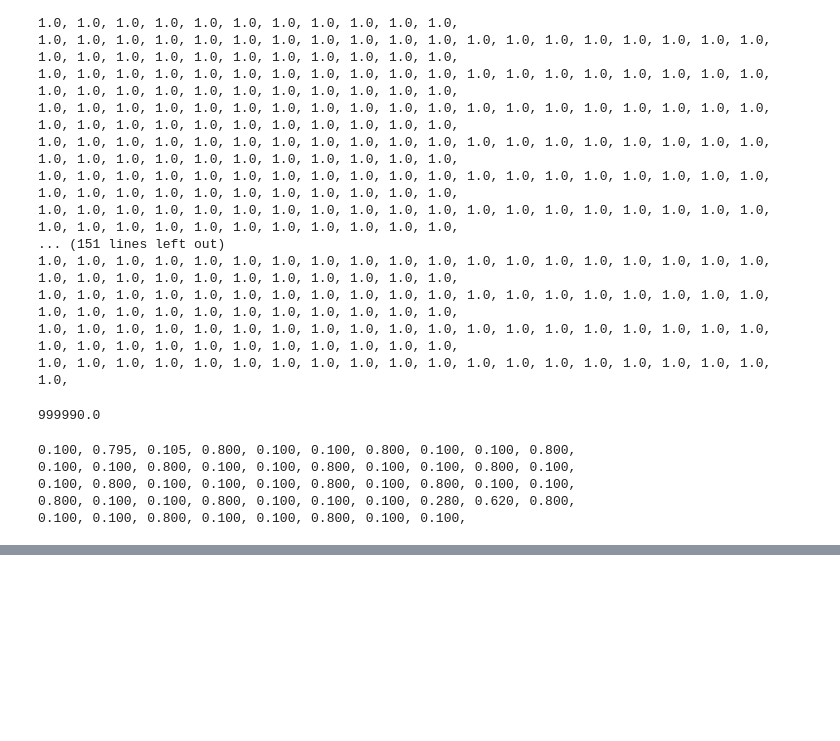
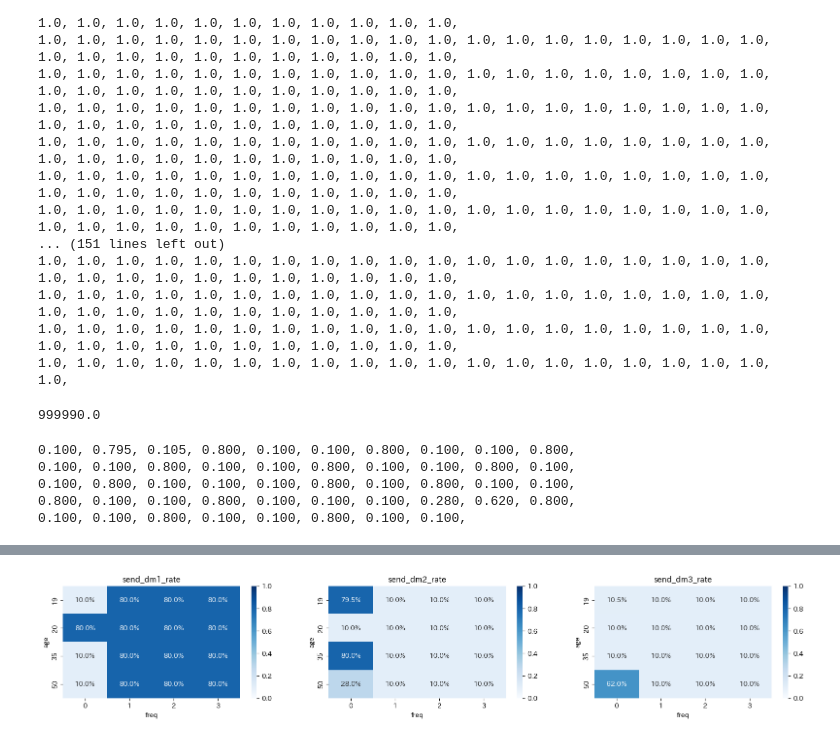
Before and after one commit to akmiccom/python_optimize, a Jupyter notebook: notebooks/chapter_04_pandas_ver_01.ipynb, the cells around one changed output, grey strips where cells are left out. Cells and saved outputs as stored; diff of their text form; code cells hidden in the pictures; blank space fills up the shorter version.

```diff
--- a/notebooks/chapter_04_pandas_ver_01.ipynb
+++ b/notebooks/chapter_04_pandas_ver_01.ipynb
@@ -44,8 +60,13 @@ sns.heatmap(pivot_df, annot=True, fmt='d', cmap='Blues')
 # %%
 # データフレームの結合
 cust_prob_df = pd.merge(cust_df, prob_df, on=['age_cat', 'freq_cat'])
+print(cust_prob_df.columns)
 print(cust_prob_df.shape)
-cust_prob_df.columns = ['id', 'age', 'freq', 'seg_id', 'prob_1', 'prob_2', 'prob_3']
+
+# カラム名の修正
+modified_column = ['id', 'age', 'freq', 'seg_id', 'prob_1', 'prob_2', 'prob_3']
+columns = {pc: mc for pc, mc in zip(cust_prob_df.columns, modified_column)}
+cust_prob_df = cust_prob_df.rename(columns=columns)
 
 # データの整理(見やすく)
 def string_substitution(x):
@@ -220,0 +221,6 @@ result_df
+# %%
+# 結果
+result_df = cust_prob_df.copy()
+for i in range(p_df['dm'].nunique()):
+    result_df[f'send_dm{i+1}'] = p_df[(p_df['dm'] == i+1)]['result']
+result_df.head()
@@ -220,0 +234,9 @@ result_df
+# %%
+fig, axs = plt.subplots(1, 3, figsize=(20, 3))
+for i, ptn in enumerate(['send_dm1', 'send_dm2', 'send_dm3']):
+    send_dm_df = pd.pivot_table(data=result_df, values=ptn, columns='freq', index='age', aggfunc='mean')
+    sns.heatmap(send_dm_df, vmin=0, vmax=1, annot=True, fmt='.1%', cmap='Blues', ax=axs[i])
+    axs[i].set_title(f'{ptn}_rate')
+plt.show()
+# %% [output]
+[figure, added]
```
Also changed, not shown: parts of 8 cells of this notebook, 3 other files.
